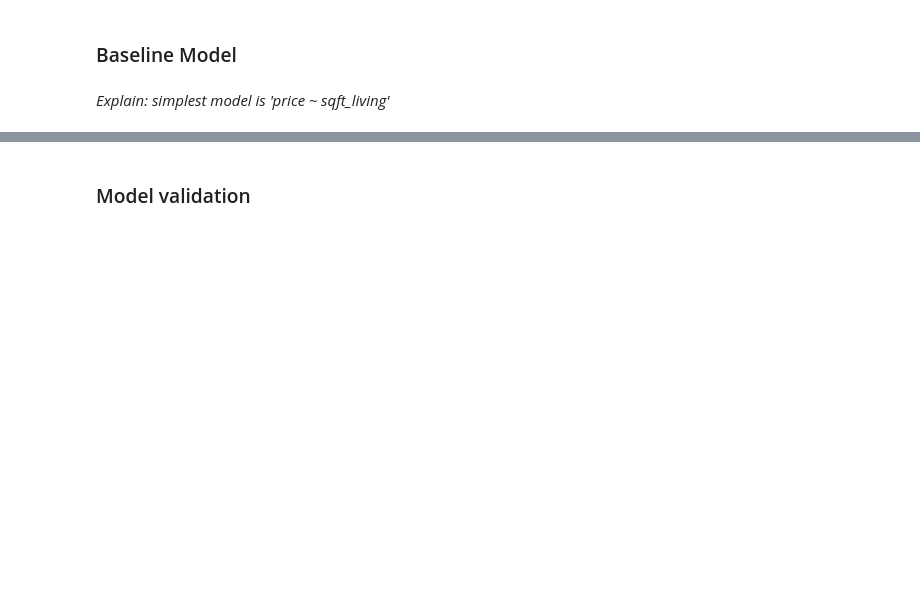
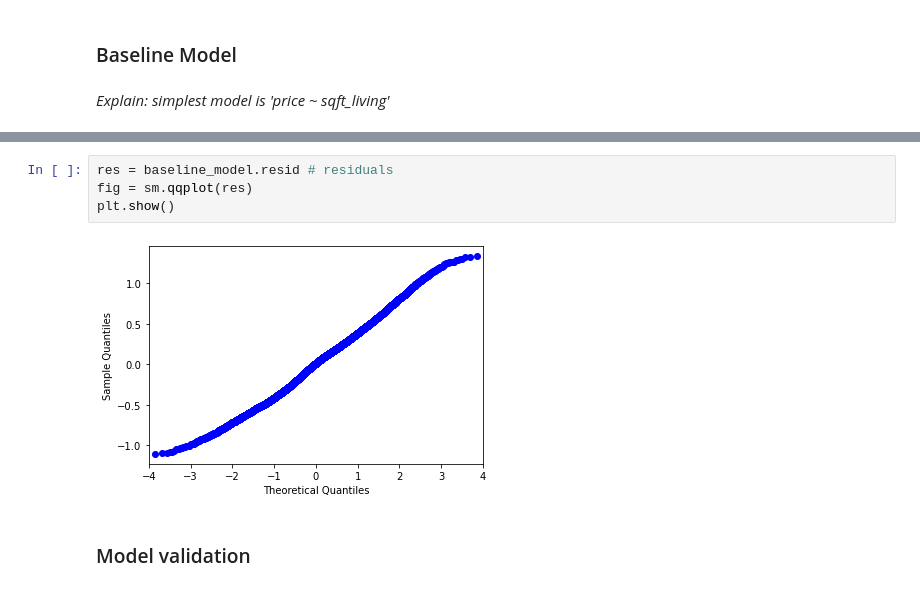
Before and after one commit to jmarkowi/kingcounty, a Jupyter notebook: predicting_prices_king_count.ipynb, the cells around one changed output, grey strips where cells are left out. Saved outputs shown, nothing was run; the diff lists cells and outputs as text; blank space fills up the shorter version.

```diff
--- a/predicting_prices_king_count.ipynb
+++ b/predicting_prices_king_count.ipynb
@@ -83,2 +225,8 @@ houses_df.hist(column=['log_price', 'log_sqft_living'], bins='auto');
+# %%
+res = baseline_model.resid # residuals
+fig = sm.qqplot(res)
+plt.show()
+# %% [output]
+[figure, added]
 # %% [markdown]
 ### Model validation
```
Also changed, not shown: parts of 18 cells of this notebook.
